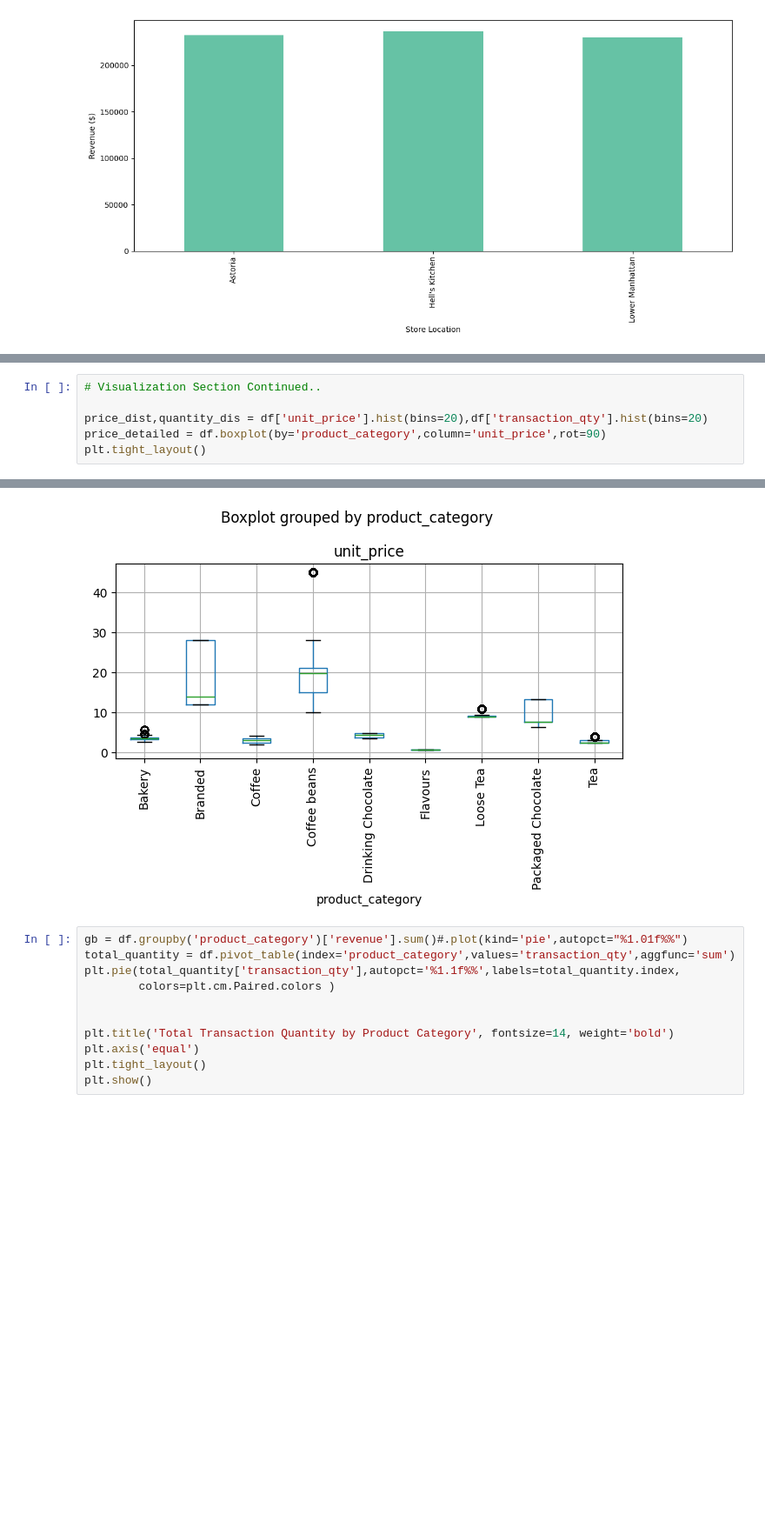
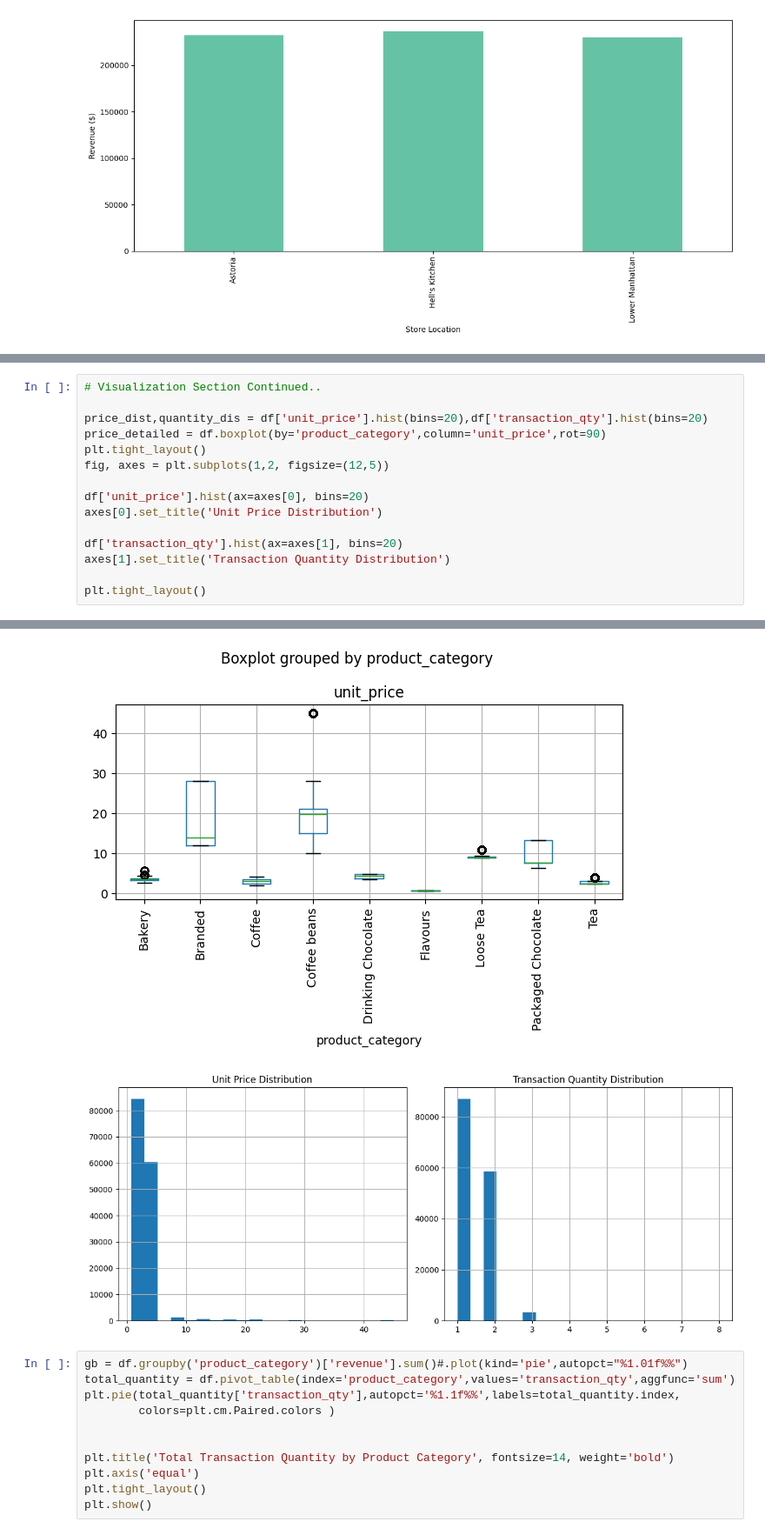
Before and after one commit to hamidurrahman-0824/Projects, a Jupyter notebook: Retail/coffeShop_retail.ipynb, the cells around one changed output, grey strips where cells are left out. Shown at 87% size. Cells and saved outputs as stored; diff of their text form; blank space fills up the shorter version.

```diff
--- a/coffeShop_retail.ipynb
+++ b/Retail/coffeShop_retail.ipynb
@@ -85,12 +97,22 @@ plt.tight_layout()
 # %%
 # Visualization Section Continued..
 
 price_dist,quantity_dis = df['unit_price'].hist(bins=20),df['transaction_qty'].hist(bins=20)
 price_detailed = df.boxplot(by='product_category',column='unit_price',rot=90)
 plt.tight_layout()
+fig, axes = plt.subplots(1,2, figsize=(12,5))
+
+df['unit_price'].hist(ax=axes[0], bins=20)
+axes[0].set_title('Unit Price Distribution')
+
+df['transaction_qty'].hist(ax=axes[1], bins=20)
+axes[1].set_title('Transaction Quantity Distribution')
+
+plt.tight_layout()
 # %% [output]
 [figure]
 [figure]
+[figure, added]
 # %%
 gb = df.groupby('product_category')['revenue'].sum()#.plot(kind='pie',autopct="%1.01f%%")
 total_quantity = df.pivot_table(index='product_category',values='transaction_qty',aggfunc='sum')
```
Also changed, not shown: parts of 5 cells of this notebook, 3 other files.
